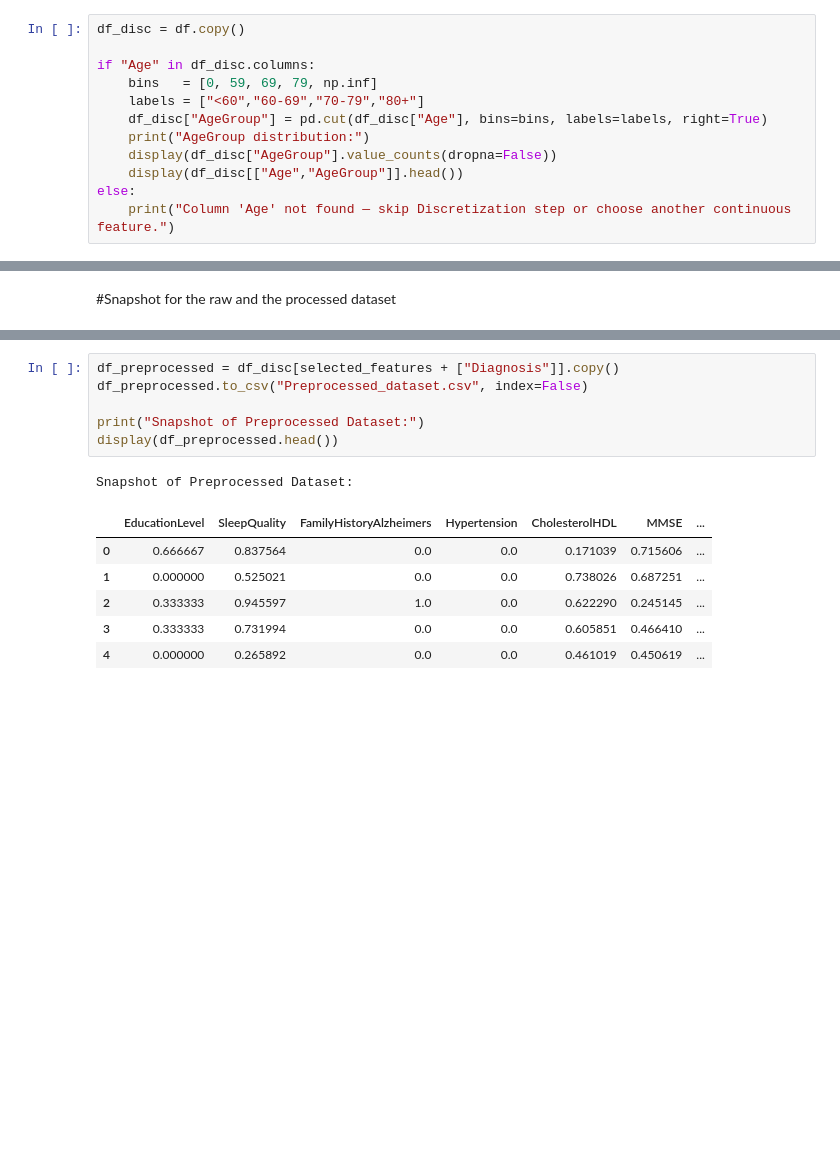
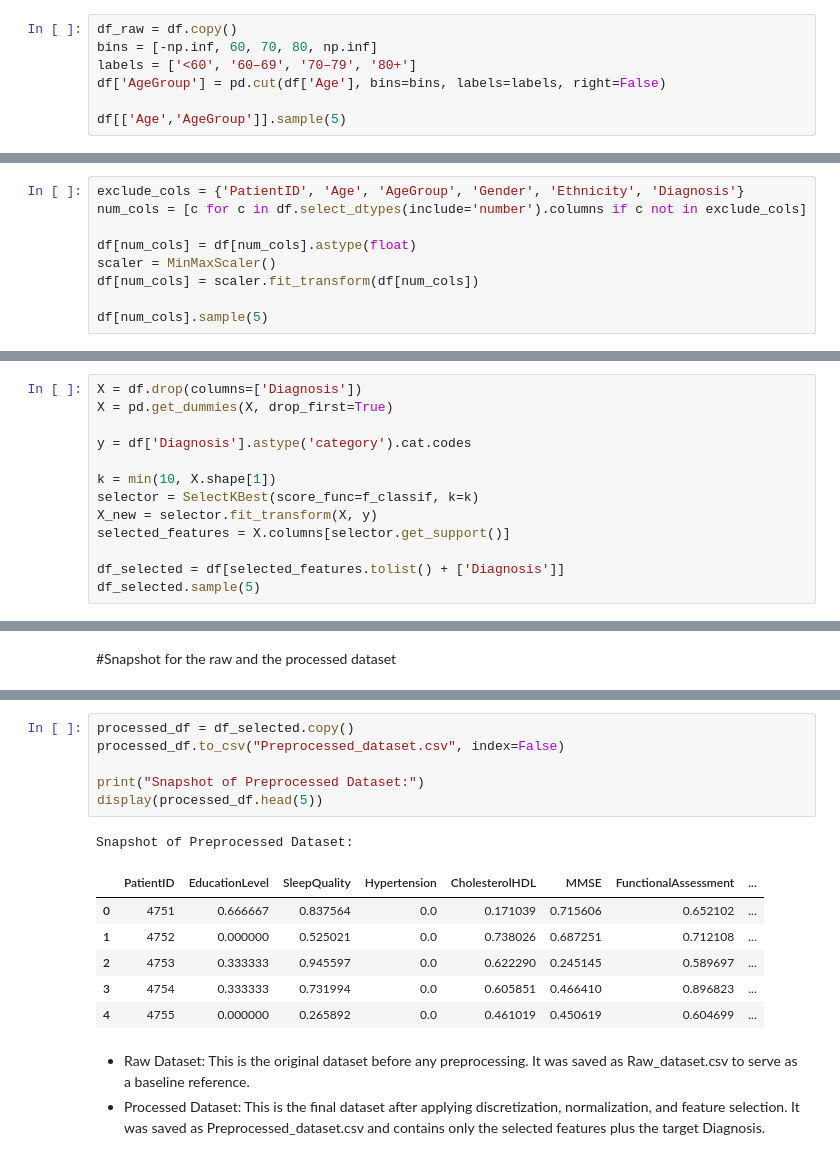
Before and after one commit to shahodi011/IT326-Project, a Jupyter notebook: Reports/Phase2.ipynb, the cells around one changed output, grey strips where cells are left out. Cells and saved outputs as stored; diff of their text form; blank space fills up the shorter version.

```diff
--- a/Reports/Phase2.ipynb
+++ b/Reports/Phase2.ipynb
@@ -196,13 +198,8 @@ The Age attribute was transformed into categorical groups: <60, 60–69, 70–79
 # %%
-df_disc = df.copy()
+df_raw = df.copy()
+bins = [-np.inf, 60, 70, 80, np.inf]
+labels = ['<60', '60–69', '70–79', '80+']
+df['AgeGroup'] = pd.cut(df['Age'], bins=bins, labels=labels, right=False)
 
-if "Age" in df_disc.columns:
-    bins   = [0, 59, 69, 79, np.inf]
-    labels = ["<60","60-69","70-79","80+"]
-    df_disc["AgeGroup"] = pd.cut(df_disc["Age"], bins=bins, labels=labels, right=True)
-    print("AgeGroup distribution:")
-    display(df_disc["AgeGroup"].value_counts(dropna=False))
-    display(df_disc[["Age","AgeGroup"]].head())
-else:
-    print("Column 'Age' not found — skip Discretization step or choose another continuous feature.")
+df[['Age','AgeGroup']].sample(5)
 # %% [output]
@@ -261,0 +219,9 @@ Categorical columns (such as Diagnosis, Gende) were not normalized since they ar
+# %%
+exclude_cols = {'PatientID', 'Age', 'AgeGroup', 'Gender', 'Ethnicity', 'Diagnosis'}
+num_cols = [c for c in df.select_dtypes(include='number').columns if c not in exclude_cols]
+
+df[num_cols] = df[num_cols].astype(float)
+scaler = MinMaxScaler()
+df[num_cols] = scaler.fit_transform(df[num_cols])
+
+df[num_cols].sample(5)
@@ -301,0 +243,13 @@ As a result, the dataset became more compact, less noisy, and more efficient for
+# %%
+X = df.drop(columns=['Diagnosis'])
+X = pd.get_dummies(X, drop_first=True)
+
+y = df['Diagnosis'].astype('category').cat.codes
+
+k = min(10, X.shape[1])
+selector = SelectKBest(score_func=f_classif, k=k)
+X_new = selector.fit_transform(X, y)
+selected_features = X.columns[selector.get_support()]
+
+df_selected = df[selected_features.tolist() + ['Diagnosis']]
+df_selected.sample(5)
@@ -319,14 +282,18 @@ Snapshot of Raw Dataset:
 # %%
-df_preprocessed = df_disc[selected_features + ["Diagnosis"]].copy()
-df_preprocessed.to_csv("Preprocessed_dataset.csv", index=False)
+processed_df = df_selected.copy()
+processed_df.to_csv("Preprocessed_dataset.csv", index=False)
 
 print("Snapshot of Preprocessed Dataset:")
-display(df_preprocessed.head())
+display(processed_df.head(5))
 # %% [output]
 Snapshot of Preprocessed Dataset:
-|  | EducationLevel | SleepQuality | FamilyHistoryAlzheimers | Hypertension | CholesterolHDL | MMSE | ... |
-| 0 | 0.666667 | 0.837564 | 0.0 | 0.0 | 0.171039 | 0.715606 | ... |
-| 1 | 0.000000 | 0.525021 | 0.0 | 0.0 | 0.738026 | 0.687251 | ... |
-| 2 | 0.333333 | 0.945597 | 1.0 | 0.0 | 0.622290 | 0.245145 | ... |
-| 3 | 0.333333 | 0.731994 | 0.0 | 0.0 | 0.605851 | 0.466410 | ... |
-| 4 | 0.000000 | 0.265892 | 0.0 | 0.0 | 0.461019 | 0.450619 | ... |
+|  | PatientID | EducationLevel | SleepQuality | Hypertension | CholesterolHDL | MMSE | FunctionalAssessment | ... |
+| 0 | 4751 | 0.666667 | 0.837564 | 0.0 | 0.171039 | 0.715606 | 0.652102 | ... |
+| 1 | 4752 | 0.000000 | 0.525021 | 0.0 | 0.738026 | 0.687251 | 0.712108 | ... |
+| 2 | 4753 | 0.333333 | 0.945597 | 0.0 | 0.622290 | 0.245145 | 0.589697 | ... |
+| 3 | 4754 | 0.333333 | 0.731994 | 0.0 | 0.605851 | 0.466410 | 0.896823 | ... |
+| 4 | 4755 | 0.000000 | 0.265892 | 0.0 | 0.461019 | 0.450619 | 0.604699 | ... |
+# %% [markdown]
+
+- Raw Dataset: This is the original dataset before any preprocessing. It was saved as Raw_dataset.csv to serve as a baseline reference.
+- Processed Dataset: This is the final dataset after applying discretization, normalization, and feature selection. It was saved as Preprocessed_dataset.csv and contains only the selected features plus the target Diagnosis.
```
Also changed, not shown: parts of 15 cells of this notebook.
